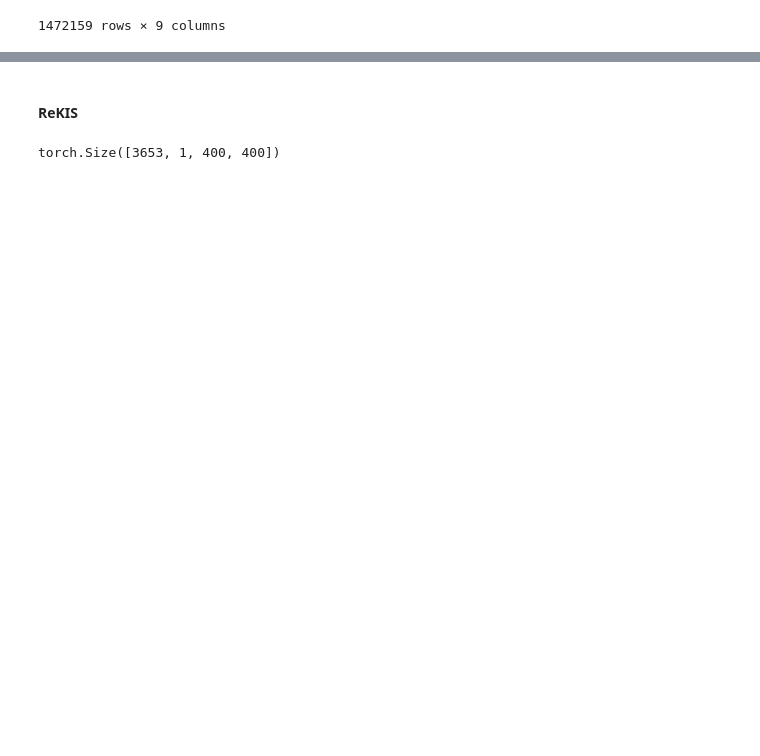
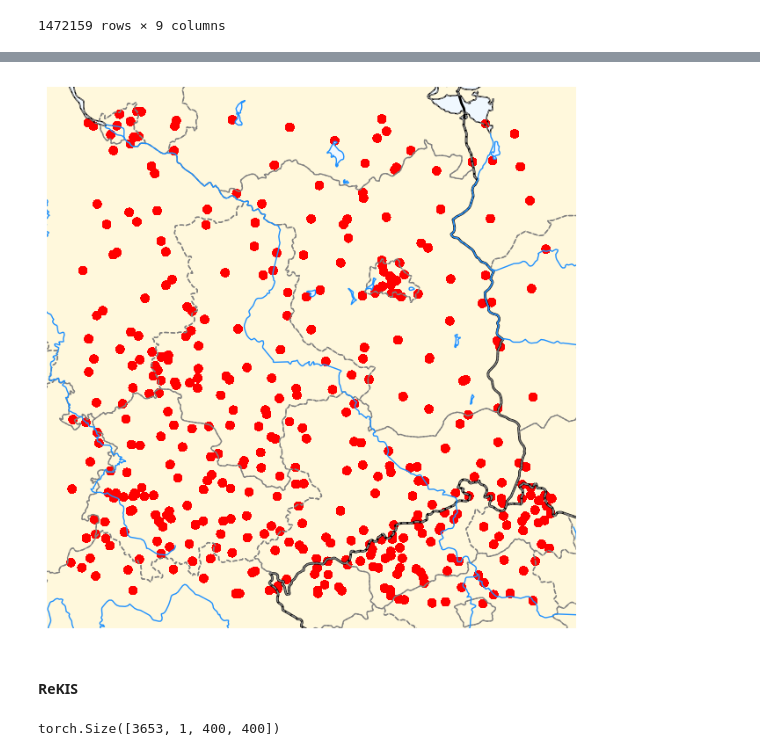
Before and after one commit to k0stal/downscaling, a Jupyter notebook: notebooks/evaluation.ipynb, the cells around one changed output, grey strips where cells are left out. Saved outputs shown, nothing was run; the diff lists cells and outputs as text; code cells hidden in the pictures; blank space fills up the shorter version.

```diff
--- a/notebooks/evaluation.ipynb
+++ b/notebooks/evaluation.ipynb
@@ -172,3 +194,6 @@ measurements
 | PL_5101 | 2012-12-30 00:00:00+00:00 | 1.4 | 15.333333 | 50.9000 | 754.0 | ŚWIERADÓW-ZDRÓJ | POINT (4734573.178 5645817.076) | 4.734573e+06 | 5.645817e+06 |
 | PL_5101 | 2012-12-31 00:00:00+00:00 | 3.1 | 15.333333 | 50.9000 | 754.0 | ŚWIERADÓW-ZDRÓJ | POINT (4734573.178 5645817.076) | 4.734573e+06 | 5.645817e+06 |
 1472159 rows × 9 columns
+# %%
+stations_xr = measurements.to_xarray()
+stations_xr
@@ -175,3 +215,31 @@ measurements
+# %%
+fig, ax = plt.subplots(subplot_kw={"projection": cartopy.crs.UTM(33)}, figsize=(8, 8))
+
+ax.add_feature(cartopy.feature.LAND, facecolor="cornsilk") #whitesmoke
+ax.add_feature(cartopy.feature.OCEAN, facecolor="aliceblue")
+ax.add_feature(cartopy.feature.BORDERS, edgecolor="black", linewidth=2)
+ax.add_feature(cartopy.feature.COASTLINE, edgecolor="black", linewidth=1)
+ax.add_feature(cartopy.feature.STATES, edgecolor="gray", linestyle="--", linewidth=1)
+ax.add_feature(cartopy.feature.RIVERS, edgecolor="dodgerblue", linewidth=1)
+ax.add_feature(cartopy.feature.LAKES, edgecolor="dodgerblue", facecolor="aliceblue", linewidth=1)
+ax.axis("off")
+
+stations_xr.plot.scatter(
+    x="easting",
+    y="northing",
+    ax=ax,
+    transform=cartopy.crs.epsg(rekis.test.dataset.coords["crs"].attrs["epsg_code"]),
+    color="red",
+    edgecolor="none",
+    alpha=0.80,
+    s=50,
+    rasterized=True
+)
+
+#plt.savefig("tm_stations_map.pdf", dpi=300, bbox_inches="tight")
+plt.show()
+# %% [output]
+[figure, added]
 # %% [markdown]
 #### ReKIS
 # %%
```
Also changed, not shown: parts of 69 cells of this notebook, 1 other file.
